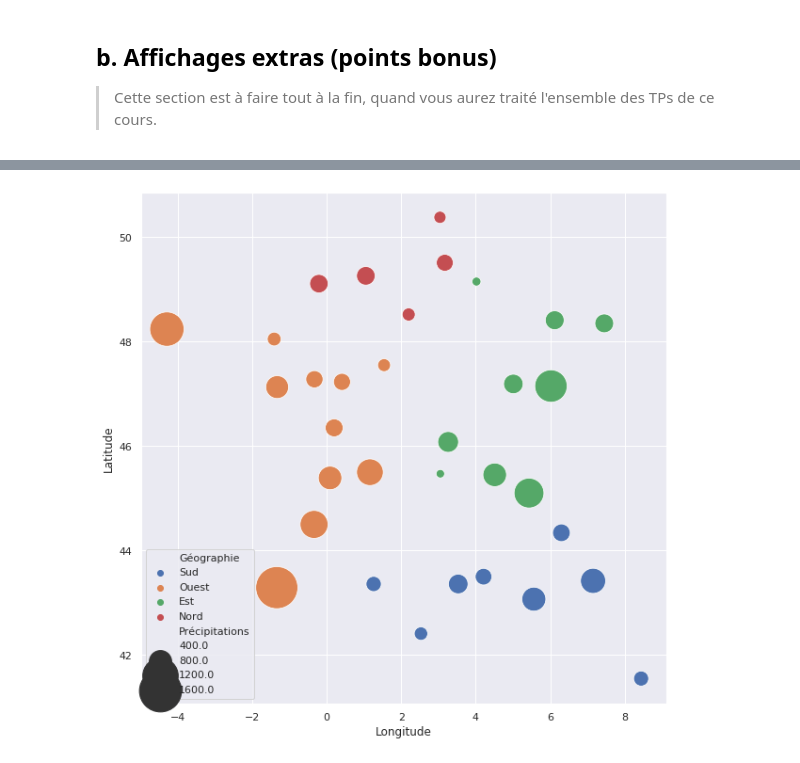
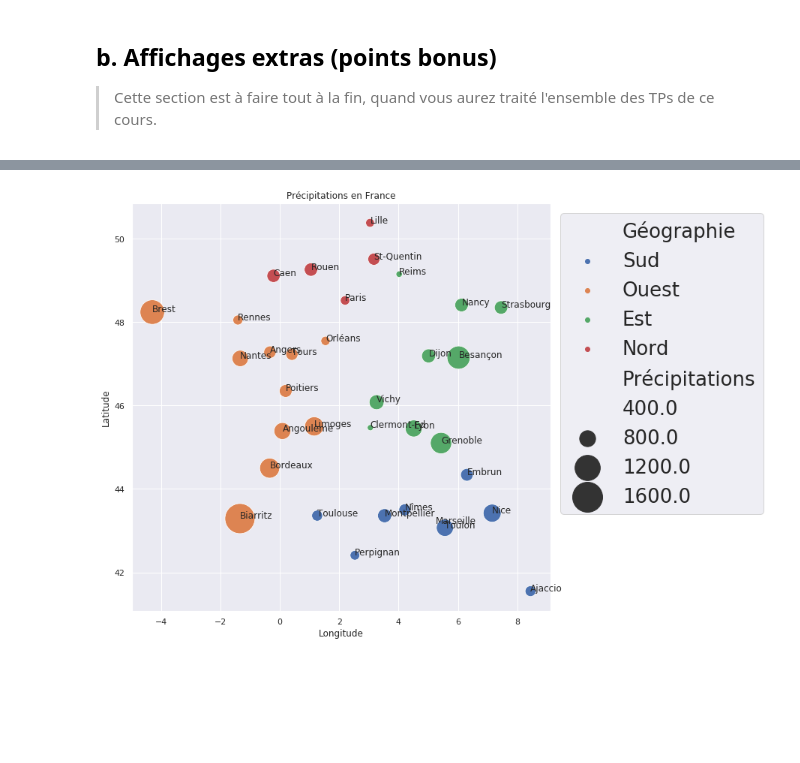
Before and after one commit to campusplage/compte-rendus-pellegrin-nagaratnam, a Jupyter notebook: TP1_pandas.ipynb, the cells around one changed output, grey strips where cells are left out. Drawn from its saved outputs; the diff is of its cells as text; code cells hidden in the pictures; blank space fills up the shorter version.

```diff
--- a/TP1_pandas.ipynb
+++ b/TP1_pandas.ipynb
@@ -462,8 +462,13 @@ Ci-dessous, un exemple, mais soyez créatifs !!
 
 ![image.png](embedded-picture-1)
 # %%
-d = grouped_data.sum()[["Précipitations",'Géographie', 'Latitude', 'Longitude']]
-g = sns.scatterplot(x= 'Longitude', y = 'Latitude', hue='Géographie',size='Précipitations', sizes = (0, 2000), data = d)
+import matplotlib.pyplot as plt
+d = grouped_data.sum()[["Précipitations",'Géographie', 'Latitude', 'Longitude']].reset_index()
+g = sns.scatterplot(x= 'Longitude', y = 'Latitude', hue='Géographie',size='Précipitations', sizes = (0, 1600), data = d)
 g.get_figure().set_size_inches(10, 10)
+for x, y, t in zip(d['Longitude'], d['Latitude'], d['Ville']):
+    g.text(x, y, t)
+plt.title('Précipitations en France')
+plt.gca().legend(prop={'size': 26}, bbox_to_anchor=(1, 1));
 # %% [output]
-[figure, old version]
+[figure, new version]
```
Also changed, not shown: parts of 1 cell of this notebook.
